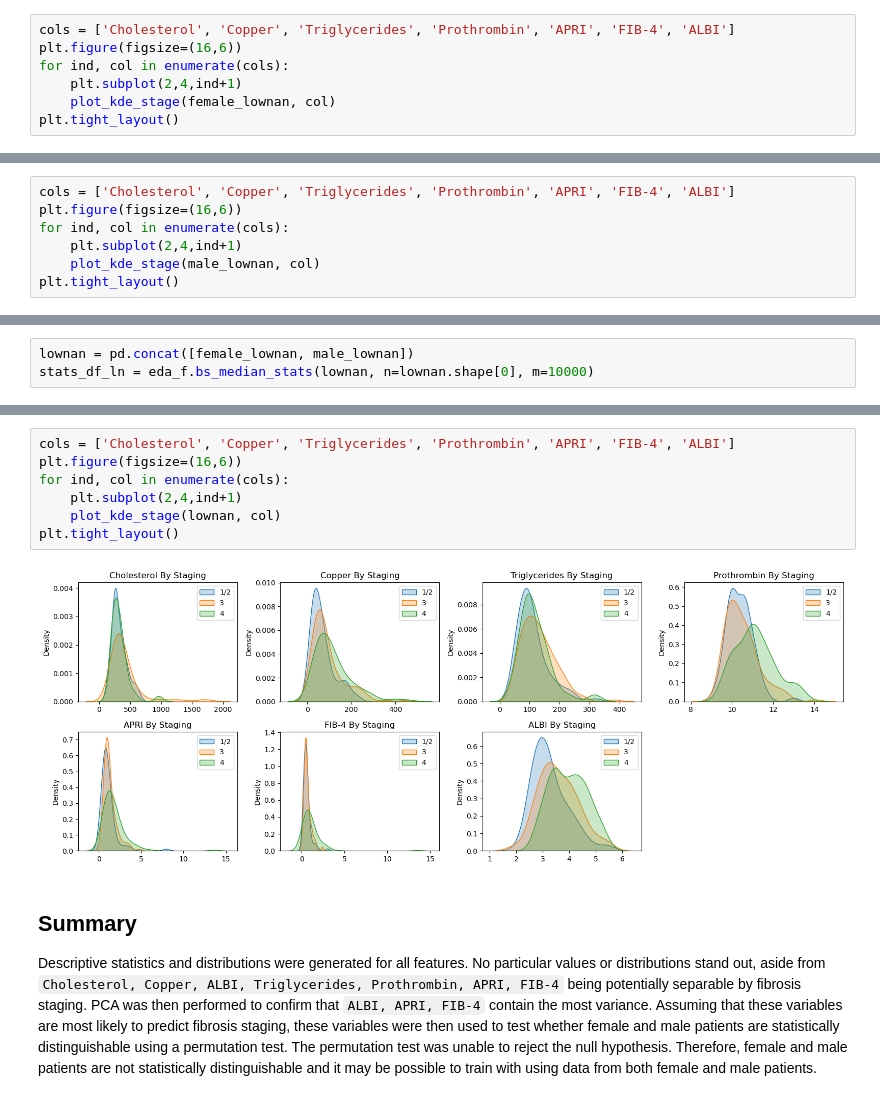
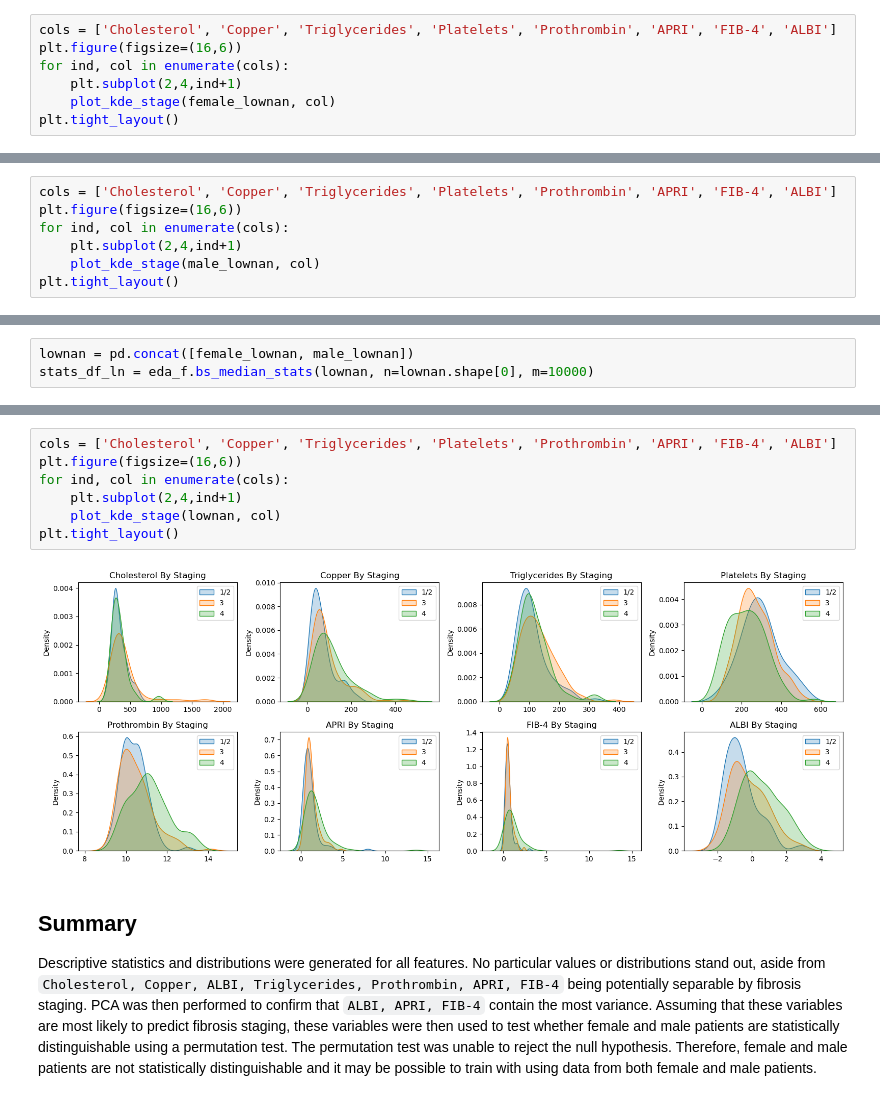
Before and after one commit to kimvonga/Liver_Fibrosis_Staging, a Jupyter notebook: notebooks/02_av_eda.ipynb, the cells around one changed output, grey strips where cells are left out. Cells and saved outputs as stored; diff of their text form.

````diff
--- a/notebooks/02_av_eda.ipynb
+++ b/notebooks/02_av_eda.ipynb
@@ -92,7 +92,7 @@ stats_df_fln
 # %% [markdown]
 Of the numerical variables, Cholesterol, Copper, ALBI, Triglycerides (?), Prothrombin, APRI, FIB-4 look nicely separable
 # %%
-cols = ['Cholesterol', 'Copper', 'Triglycerides', 'Prothrombin', 'APRI', 'FIB-4', 'ALBI']
+cols = ['Cholesterol', 'Copper', 'Triglycerides', 'Platelets', 'Prothrombin', 'APRI', 'FIB-4', 'ALBI']
 plt.figure(figsize=(16,6))
 for ind, col in enumerate(cols):
     plt.subplot(2,4,ind+1)
@@ -157,7 +157,7 @@ stats_df_mln
 |  | F1/F2 vs F4 | 0.0 | 0.0 | 0.0 | 0.0 | 0.0 | 0.0 | 0.0 | 0.0 | ... |
 |  | F3 vs F4 | 0.0 | 0.0 | 0.0 | 0.0 | 0.0 | 0.0 | 0.0 | 0.0 | ... |
 # %%
-cols = ['Cholesterol', 'Copper', 'Triglycerides', 'Prothrombin', 'APRI', 'FIB-4', 'ALBI']
+cols = ['Cholesterol', 'Copper', 'Triglycerides', 'Platelets', 'Prothrombin', 'APRI', 'FIB-4', 'ALBI']
 plt.figure(figsize=(16,6))
 for ind, col in enumerate(cols):
     plt.subplot(2,4,ind+1)
@@ -481,14 +492,14 @@ stats_df_ln
 |  | F1/F2 vs F4 | 0.0 | 0.0 | 0.0 | 0.0 | 0.0 | 0.0 | 0.0 | 0.0 | ... |
 |  | F3 vs F4 | 0.0 | 0.0 | 0.0 | 0.0 | 0.0 | 0.0 | 0.0 | 0.0 | ... |
 # %%
-cols = ['Cholesterol', 'Copper', 'Triglycerides', 'Prothrombin', 'APRI', 'FIB-4', 'ALBI']
+cols = ['Cholesterol', 'Copper', 'Triglycerides', 'Platelets', 'Prothrombin', 'APRI', 'FIB-4', 'ALBI']
 plt.figure(figsize=(16,6))
 for ind, col in enumerate(cols):
     plt.subplot(2,4,ind+1)
     plot_kde_stage(lownan, col)
 plt.tight_layout()
 # %% [output]
-[figure, old version]
+[figure, new version]
 # %% [markdown]
 ## Summary<a id='summary'></a>
 Descriptive statistics and distributions were generated for all features. No particular values or distributions stand out, aside from ```Cholesterol, Copper, ALBI, Triglycerides, Prothrombin, APRI, FIB-4``` being potentially separable by fibrosis staging. PCA was then performed to confirm that ```ALBI, APRI, FIB-4``` contain the most variance. Assuming that these variables are most likely to predict fibrosis staging, these variables were then used to test whether female and male patients are statistically distinguishable using a permutation test. The permutation test was unable to reject the null hypothesis. Therefore, female and male patients are not statistically distinguishable and it may be possible to train with using data from both female and male patients. That said, considering that there are so few male patients (36 male vs 270 female), it may be prudent to leave out male patients anyway.
````
Also changed, not shown: parts of 18 cells of this notebook, 1 other file.
